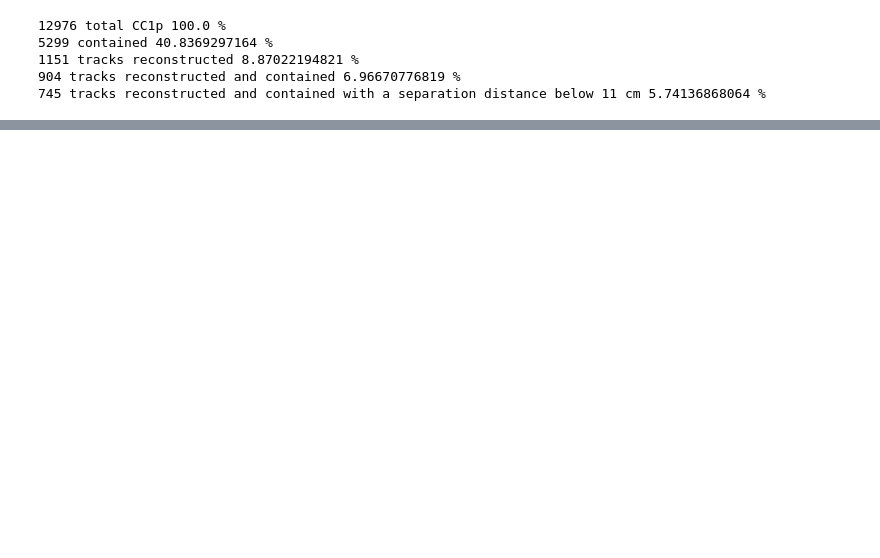
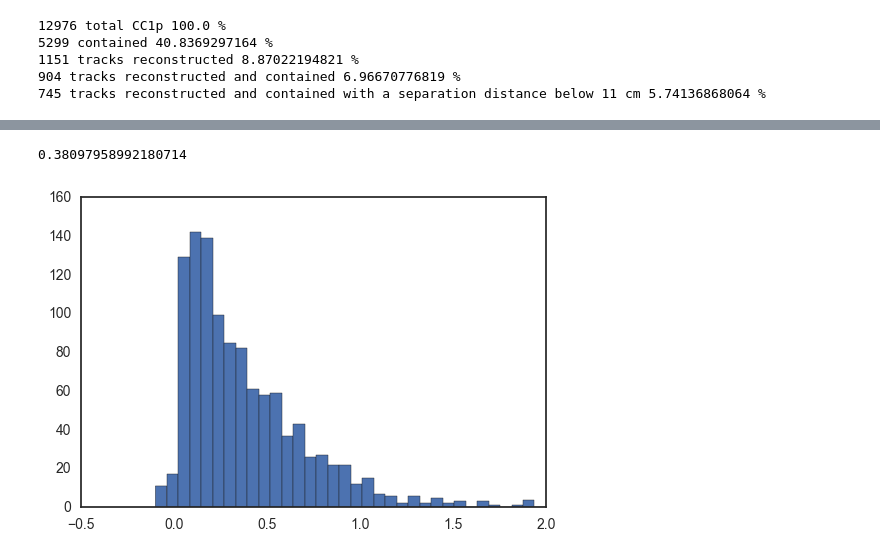
Before and after one commit to erezcoh4/AnalysisTreesInformation, a Jupyter notebook: CCQEPackage/notebooks/2tracksSelection/Ev_form_momenta_vs_Ev_from_energies.ipynb, the cells around one changed output, grey strips where cells are left out. Saved outputs shown, nothing was run; the diff lists cells and outputs as text; code cells hidden in the pictures; blank space fills up the shorter version.

```diff
--- a/CCQEPackage/notebooks/2tracksSelection/Ev_form_momenta_vs_Ev_from_energies.ipynb
+++ b/CCQEPackage/notebooks/2tracksSelection/Ev_form_momenta_vs_Ev_from_energies.ipynb
@@ -33,0 +64,15 @@ plt.hist(GENIECC1p_in_FV_close_proximity.truth_theta_pq - GENIECC1p_in_FV_close_
+# %%
+# print np.mean(GENIECC1pIsVertexReconstructed['truth_Ev']-GENIECC1pIsVertexReconstructed['reco_CC1p_Ev_fromE'])
+# fig,ax=plt.subplots(figsize=(20,6))
+# plt.hist(GENIECC1pIsVertexReconstructed['truth_Ev']-GENIECC1pIsVertexReconstructed['reco_CC1p_Ev_fromE']-0.25,bins=np.linspace(-0.2,2.,100));
+# plt.hist(GENIECC1pIsVertexReconstructed['truth_Ev']-(GENIECC1pIsVertexReconstructed['truth_Ep']-0.939)-GENIECC1pIsVertexReconstructed['truth_Emu'],bins=np.linspace(-0.2,2.,100));
+# np.max(GENIECC1pIsVertexReconstructed['truth_Ev']-(GENIECC1pIsVertexReconstructed['truth_Ep']-0.939)-GENIECC1pIsVertexReconstructed['truth_Emu'])
+# plt.hist(GENIECC1pIsVertexReconstructed['truth_Ep']-(GENIECC1pIsVertexReconstructed['reco_CC1p_Ep'])-0.102,bins=35);
+plt.hist(GENIECC1pIsVertexReconstructed['truth_Emu']-(GENIECC1pIsVertexReconstructed['reco_CC1p_Emu']),bins=np.linspace(-0.1,2,35));
+np.mean(GENIECC1pIsVertexReconstructed['truth_Emu']-(GENIECC1pIsVertexReconstructed['reco_CC1p_Emu']))
+# h,bins,_=plt.hist(GENIECC1pIsVertexReconstructed['truth_Pmu']-(GENIECC1pIsVertexReconstructed['reco_CC1p_Pmu']),bins=35,alpha=0.5);
+# plt.hist(GENIECC1pIsVertexReconstructed['truth_Pmu']-(GENIECC1pIsVertexReconstructed['reco_CC1p_Pmu_corrected']),bins=bins,alpha=0.5);
+# print np.mean(GENIECC1pIsVertexReconstructed['truth_Pmu']-(GENIECC1pIsVertexReconstructed['reco_CC1p_Pmu_corrected']))
+# %% [output]
+0.38097958992180714
+[figure, added]
```
Also changed, not shown: parts of 15 cells of this notebook, 16 other files.
